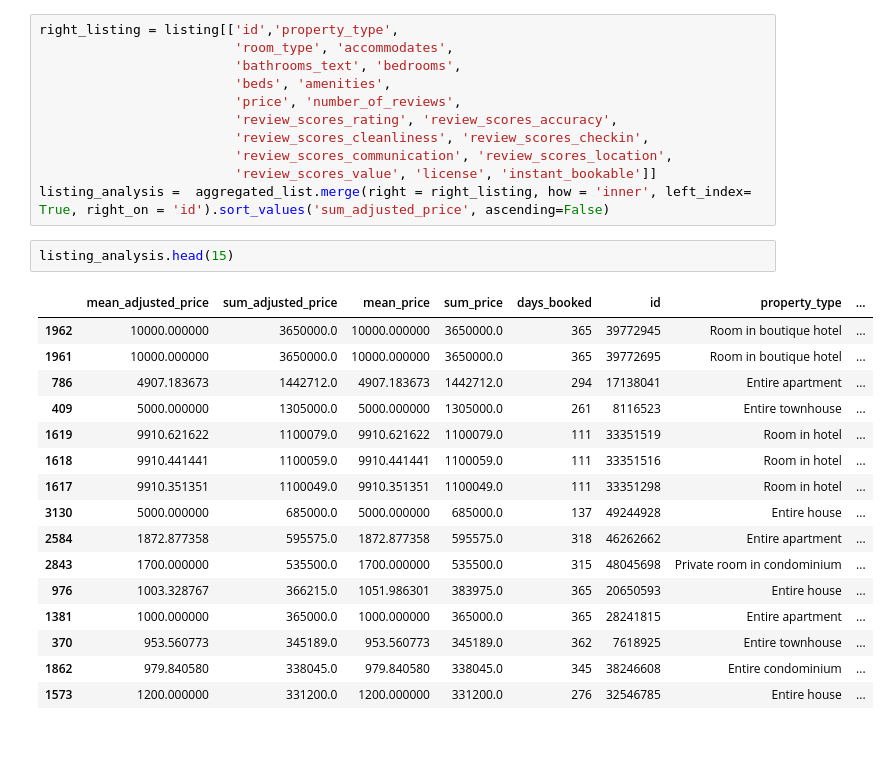
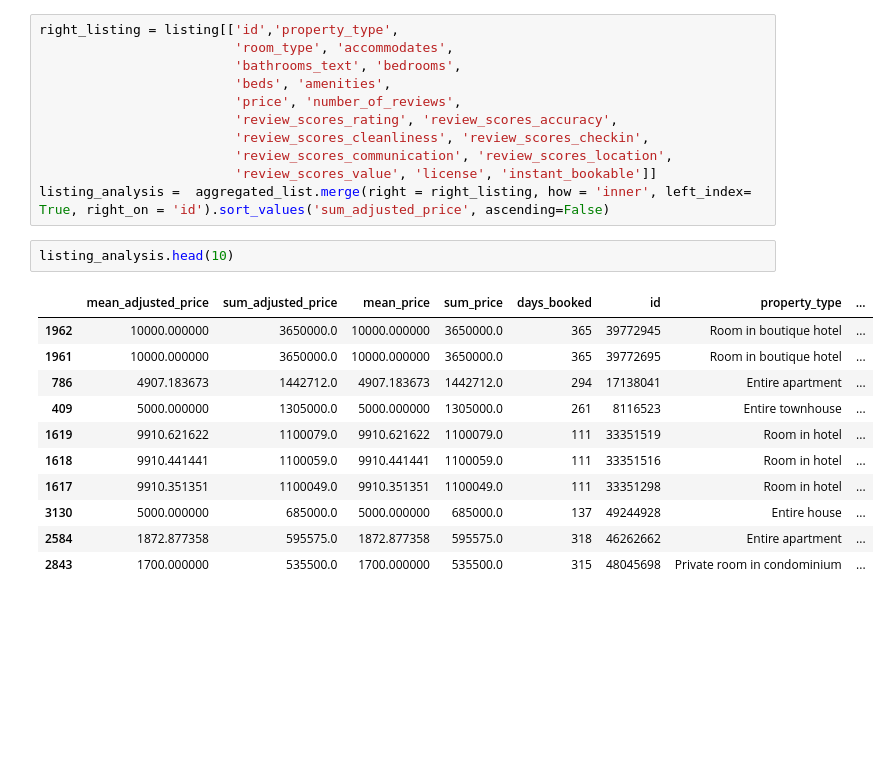
Before and after one commit to GuiOli91/Airbnb_2021Boston, a Jupyter notebook: Airbnb_Exploratory.ipynb, the cells around one changed output. Cells and saved outputs as stored; diff of their text form; blank space fills up the shorter version.

```diff
--- a/Airbnb_Exploratory.ipynb
+++ b/Airbnb_Exploratory.ipynb
@@ -435,23 +518,18 @@ right_listing = listing[['id','property_type',
                          'review_scores_value', 'license', 'instant_bookable']]
 listing_analysis =  aggregated_list.merge(right = right_listing, how = 'inner', left_index= True, right_on = 'id').sort_values('sum_adjusted_price', ascending=False)
 # %%
-listing_analysis.head(15)
+listing_analysis.head(10)
 # %% [output]
 |  | mean_adjusted_price | sum_adjusted_price | mean_price | sum_price | days_booked | id | property_type | ... |
 | 1962 | 10000.000000 | 3650000.0 | 10000.000000 | 3650000.0 | 365 | 39772945 | Room in boutique hotel | ... |
 | 1961 | 10000.000000 | 3650000.0 | 10000.000000 | 3650000.0 | 365 | 39772695 | Room in boutique hotel | ... |
 | 786 | 4907.183673 | 1442712.0 | 4907.183673 | 1442712.0 | 294 | 17138041 | Entire apartment | ... |
 | 409 | 5000.000000 | 1305000.0 | 5000.000000 | 1305000.0 | 261 | 8116523 | Entire townhouse | ... |
 | 1619 | 9910.621622 | 1100079.0 | 9910.621622 | 1100079.0 | 111 | 33351519 | Room in hotel | ... |
 | 1618 | 9910.441441 | 1100059.0 | 9910.441441 | 1100059.0 | 111 | 33351516 | Room in hotel | ... |
 | 1617 | 9910.351351 | 1100049.0 | 9910.351351 | 1100049.0 | 111 | 33351298 | Room in hotel | ... |
 | 3130 | 5000.000000 | 685000.0 | 5000.000000 | 685000.0 | 137 | 49244928 | Entire house | ... |
 | 2584 | 1872.877358 | 595575.0 | 1872.877358 | 595575.0 | 318 | 46262662 | Entire apartment | ... |
 | 2843 | 1700.000000 | 535500.0 | 1700.000000 | 535500.0 | 315 | 48045698 | Private room in condominium | ... |
-| 976 | 1003.328767 | 366215.0 | 1051.986301 | 383975.0 | 365 | 20650593 | Entire house | ... |
-| 1381 | 1000.000000 | 365000.0 | 1000.000000 | 365000.0 | 365 | 28241815 | Entire apartment | ... |
-| 370 | 953.560773 | 345189.0 | 953.560773 | 345189.0 | 362 | 7618925 | Entire townhouse | ... |
-| 1862 | 979.840580 | 338045.0 | 979.840580 | 338045.0 | 345 | 38246608 | Entire condominium | ... |
-| 1573 | 1200.000000 | 331200.0 | 1200.000000 | 331200.0 | 276 | 32546785 | Entire house | ... |
 # %% [markdown]
 ##
```
Also changed, not shown: parts of 91 cells of this notebook.
